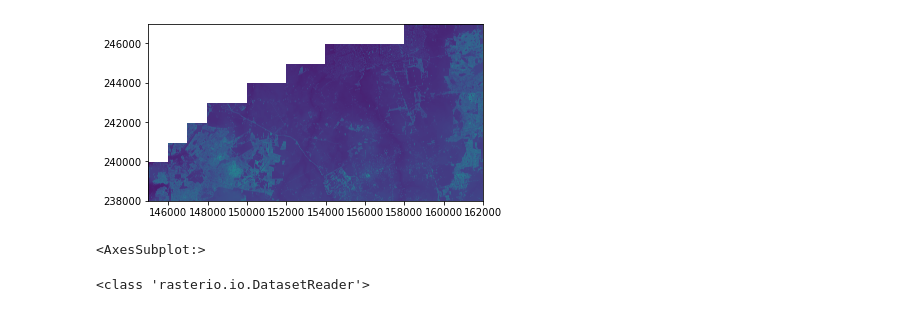
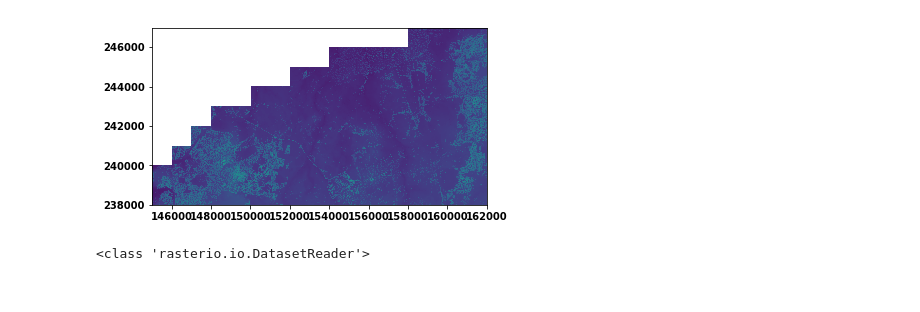
Before and after one commit to N1chelle/3D-Houses, a Jupyter notebook: tif_file-DSM&DTM.ipynb, the cells around one changed output. Drawn from its saved outputs; the diff is of its cells as text; code cells hidden in the pictures.

```diff
--- a/tif_file-DSM&DTM.ipynb
+++ b/tif_file-DSM&DTM.ipynb
@@ -6,9 +8,9 @@ import matplotlib.pyplot as plt
 # %%
 # DSM
 fp = r'C:\Users\Andrew\Desktop\becode_projects\3D-Houses\DHMVIIDSMRAS1m_k01\GeoTIFF\DHMVIIDSMRAS1m_k01.tif'
-surface_img = rs.open(fp)
-show(surface_img)
+DSM_img = rio.open(fp)
+show(DSM_img)
+t = DSM_img.read()
 # %% [output]
-[figure, old version]
+[figure, new version]
-<AxesSubplot:>
 # %%
```
Also changed, not shown: parts of 15 cells of this notebook.
